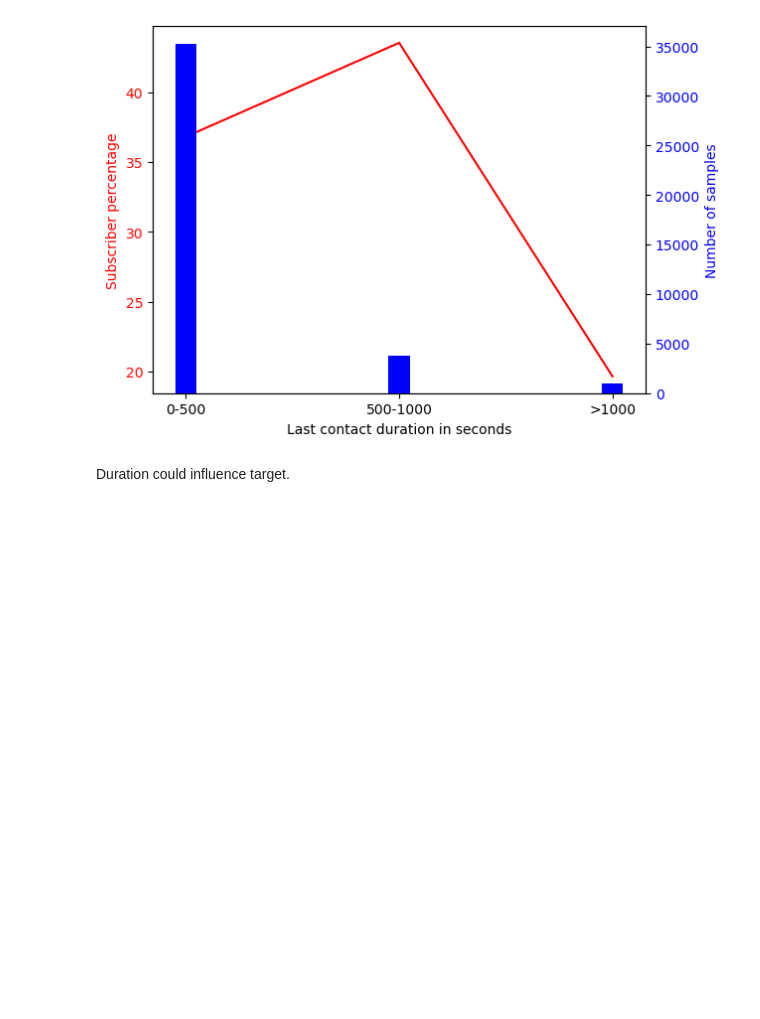
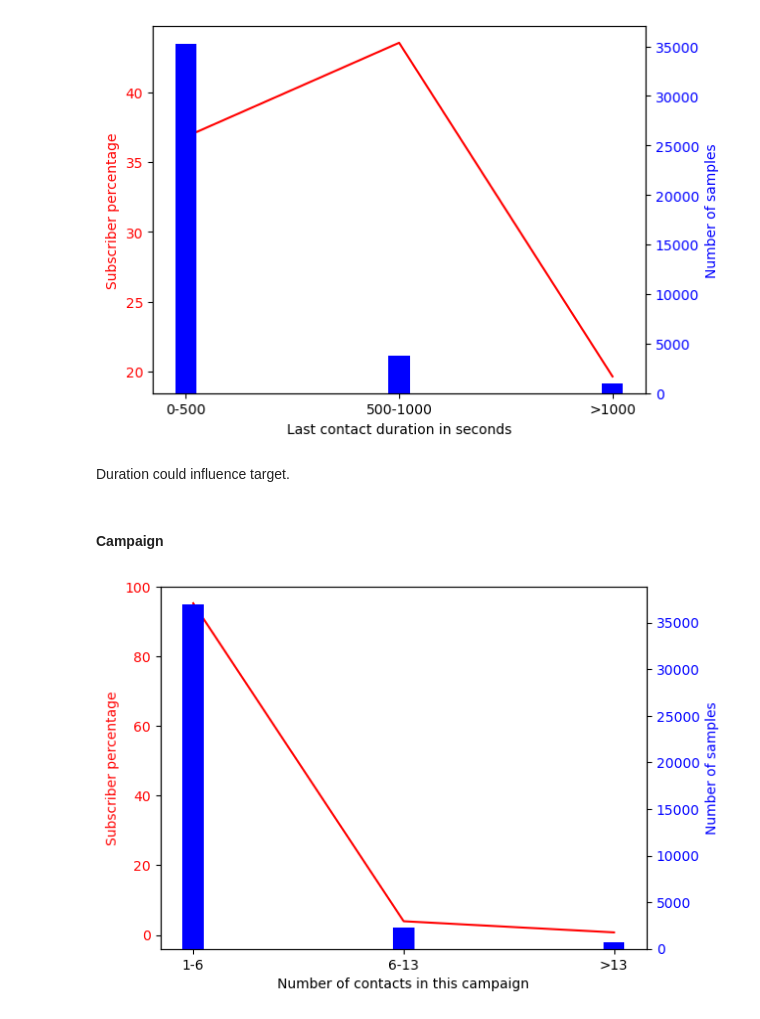
Before and after one commit to chiara89/OJGBREGVkBPNHLBf, a Jupyter notebook: term_deposit_subscription_prediction.ipynb, the cells around one changed output. Saved outputs shown, nothing was run; the diff lists cells and outputs as text; code cells hidden in the pictures; blank space fills up the shorter version.

```diff
--- a/term_deposit_subscription_prediction.ipynb
+++ b/term_deposit_subscription_prediction.ipynb
@@ -788,3 +781,31 @@ plt.show()
 [figure]
 # %% [markdown]
 Duration could influence target.
+# %% [markdown]
+#### Campaign
+# %%
+label = ['1-6','6-13','>13']
+perc_cam = [round((df_sub[(1 <= df_sub['campaign']) & (df_sub['campaign'] <= 6)]).shape[0]/df_sub.shape[0]*100,2),round((df_sub[(6 < df_sub['campaign']) & (df_sub['campaign'] <= 13)]).shape[0]/df_sub.shape[0]*100,2),round((df_sub[(df_sub['campaign'] > 13)]).shape[0]/df_sub.shape[0]*100,2)]
+num_samp_cam = [(df[(1 <= df['campaign']) & (df['campaign'] <= 6)]).shape[0],(df[(6 < df['campaign']) & (df['campaign'] <= 13)]).shape[0],(df[(df['campaign'] > 13)].shape[0])]
+# Create Plot
+
+fig, ax1 = plt.subplots()
+
+ax1.set_xlabel("Number of contacts in this campaign")
+ax1.set_ylabel('Subscriber percentage', color = 'red')
+ax1.plot(label,perc_cam, color = 'red')
+ax1.tick_params(axis ='y', labelcolor = 'red')
+
+# Adding Twin Axes
+
+ax2 = ax1.twinx()
+
+ax2.set_ylabel('Number of samples', color = 'blue')
+ax2.bar(label,num_samp_cam,width=0.1, color = 'blue')
+ax2.tick_params(axis ='y', labelcolor = 'blue')
+
+# Show plot
+
+plt.show()
+# %% [output]
+[figure, added]
```
Also changed, not shown: parts of 19 cells of this notebook.
